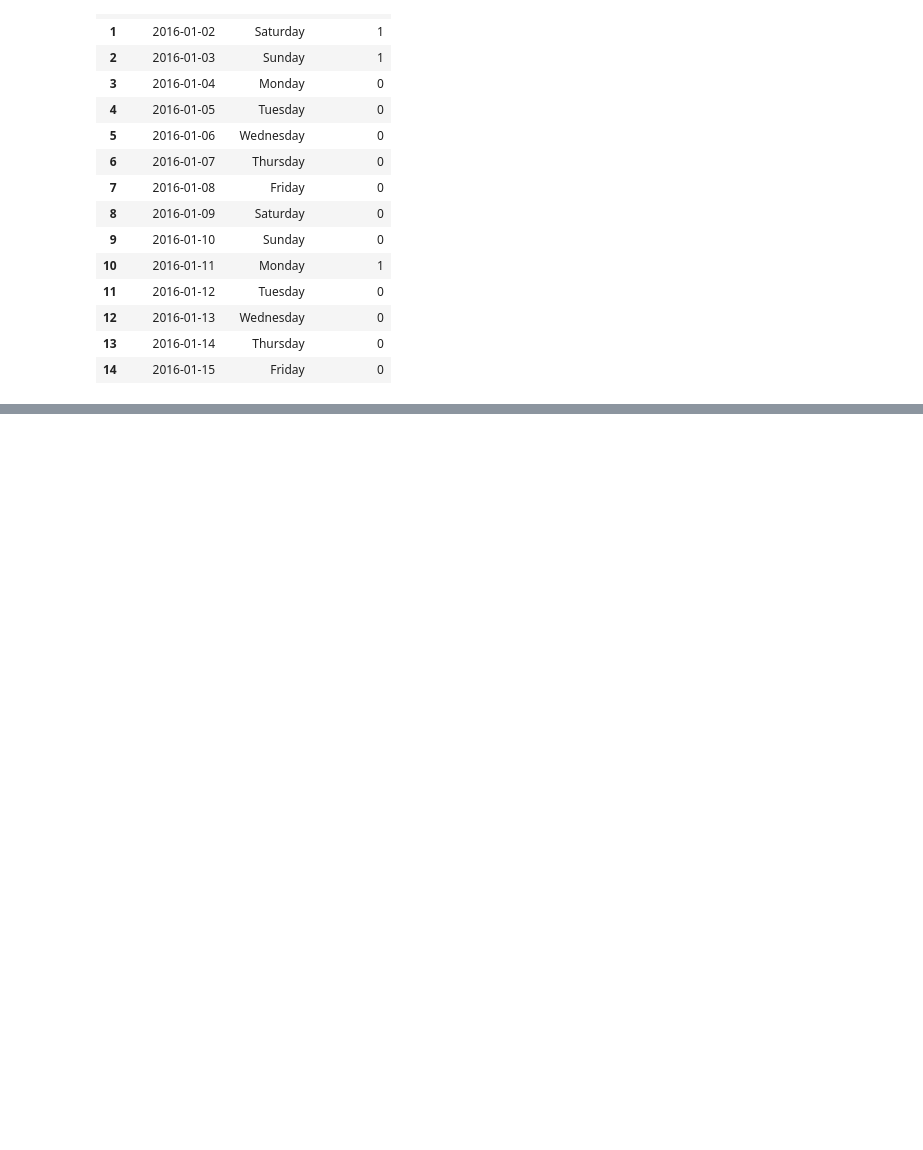
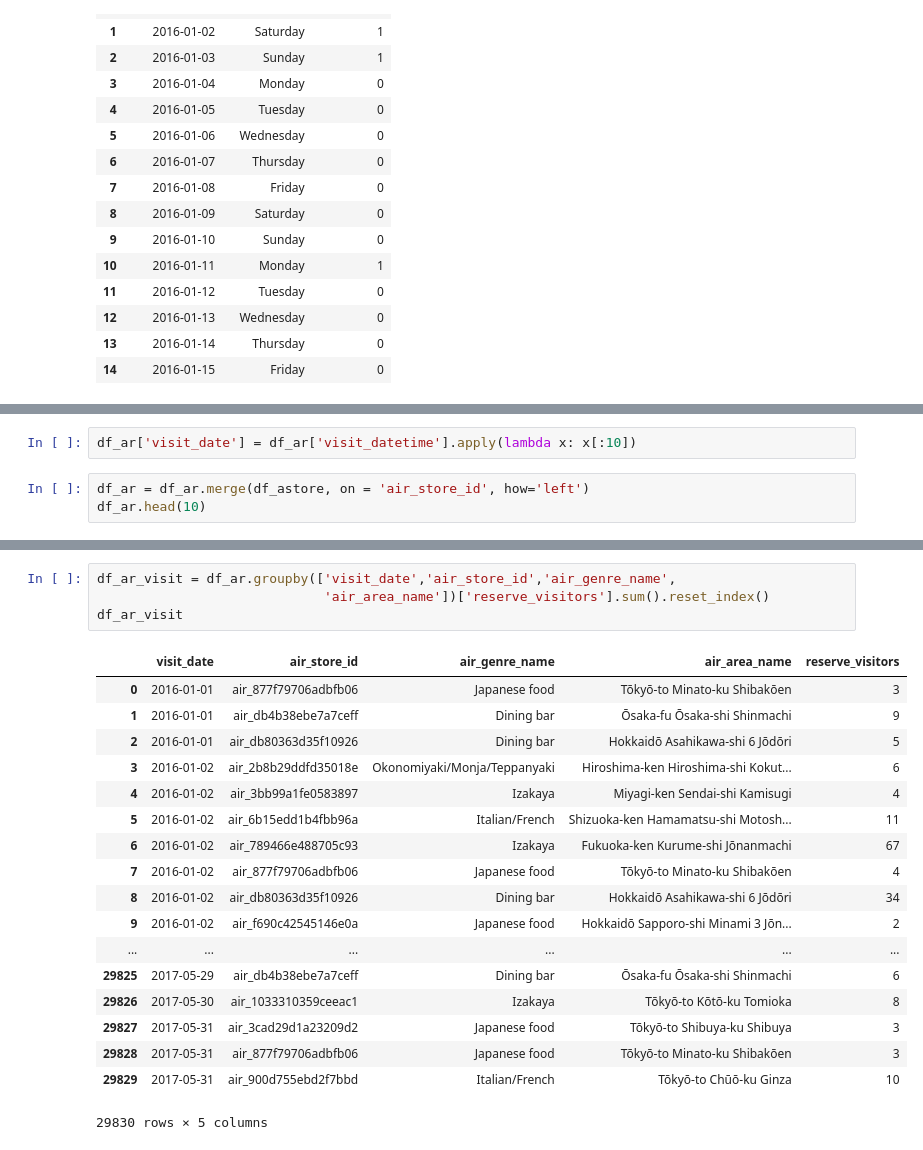
Before and after one commit to dongzhang84/Kaggle, a Jupyter notebook: Restaurant_Visitor_Forecasting/Visitor_forecasting_v1.ipynb, the cells around one changed output, grey strips where cells are left out. Drawn from its saved outputs; the diff is of its cells as text; blank space fills up the shorter version.

```diff
--- a/Restaurant_Visitor_Forecasting/Visitor_forecasting_v1.ipynb
+++ b/Restaurant_Visitor_Forecasting/Visitor_forecasting_v1.ipynb
@@ -192,0 +202,5 @@ Thoughts:
+# %%
+df_ar['visit_date'] = df_ar['visit_datetime'].apply(lambda x: x[:10])
+# %%
+df_ar = df_ar.merge(df_astore, on = 'air_store_id', how='left')
+df_ar.head(10)
@@ -192,0 +219,23 @@ Thoughts:
+# %%
+df_ar_visit = df_ar.groupby(['visit_date','air_store_id','air_genre_name',
+                             'air_area_name'])['reserve_visitors'].sum().reset_index()
+df_ar_visit
+# %% [output]
+|  | visit_date | air_store_id | air_genre_name | air_area_name | reserve_visitors |
+| 0 | 2016-01-01 | air_877f79706adbfb06 | Japanese food | Tōkyō-to Minato-ku Shibakōen | 3 |
+| 1 | 2016-01-01 | air_db4b38ebe7a7ceff | Dining bar | Ōsaka-fu Ōsaka-shi Shinmachi | 9 |
+| 2 | 2016-01-01 | air_db80363d35f10926 | Dining bar | Hokkaidō Asahikawa-shi 6 Jōdōri | 5 |
+| 3 | 2016-01-02 | air_2b8b29ddfd35018e | Okonomiyaki/Monja/Teppanyaki | Hiroshima-ken Hiroshima-shi Kokut... | 6 |
+| 4 | 2016-01-02 | air_3bb99a1fe0583897 | Izakaya | Miyagi-ken Sendai-shi Kamisugi | 4 |
+| 5 | 2016-01-02 | air_6b15edd1b4fbb96a | Italian/French | Shizuoka-ken Hamamatsu-shi Motosh... | 11 |
+| 6 | 2016-01-02 | air_789466e488705c93 | Izakaya | Fukuoka-ken Kurume-shi Jōnanmachi | 67 |
+| 7 | 2016-01-02 | air_877f79706adbfb06 | Japanese food | Tōkyō-to Minato-ku Shibakōen | 4 |
+| 8 | 2016-01-02 | air_db80363d35f10926 | Dining bar | Hokkaidō Asahikawa-shi 6 Jōdōri | 34 |
+| 9 | 2016-01-02 | air_f690c42545146e0a | Japanese food | Hokkaidō Sapporo-shi Minami 3 Jōn... | 2 |
+| ... | ... | ... | ... | ... | ... |
+| 29825 | 2017-05-29 | air_db4b38ebe7a7ceff | Dining bar | Ōsaka-fu Ōsaka-shi Shinmachi | 6 |
+| 29826 | 2017-05-30 | air_1033310359ceeac1 | Izakaya | Tōkyō-to Kōtō-ku Tomioka | 8 |
+| 29827 | 2017-05-31 | air_3cad29d1a23209d2 | Japanese food | Tōkyō-to Shibuya-ku Shibuya | 3 |
+| 29828 | 2017-05-31 | air_877f79706adbfb06 | Japanese food | Tōkyō-to Minato-ku Shibakōen | 3 |
+| 29829 | 2017-05-31 | air_900d755ebd2f7bbd | Italian/French | Tōkyō-to Chūō-ku Ginza | 10 |
+29830 rows × 5 columns
```
Also changed, not shown: parts of 18 cells of this notebook.
